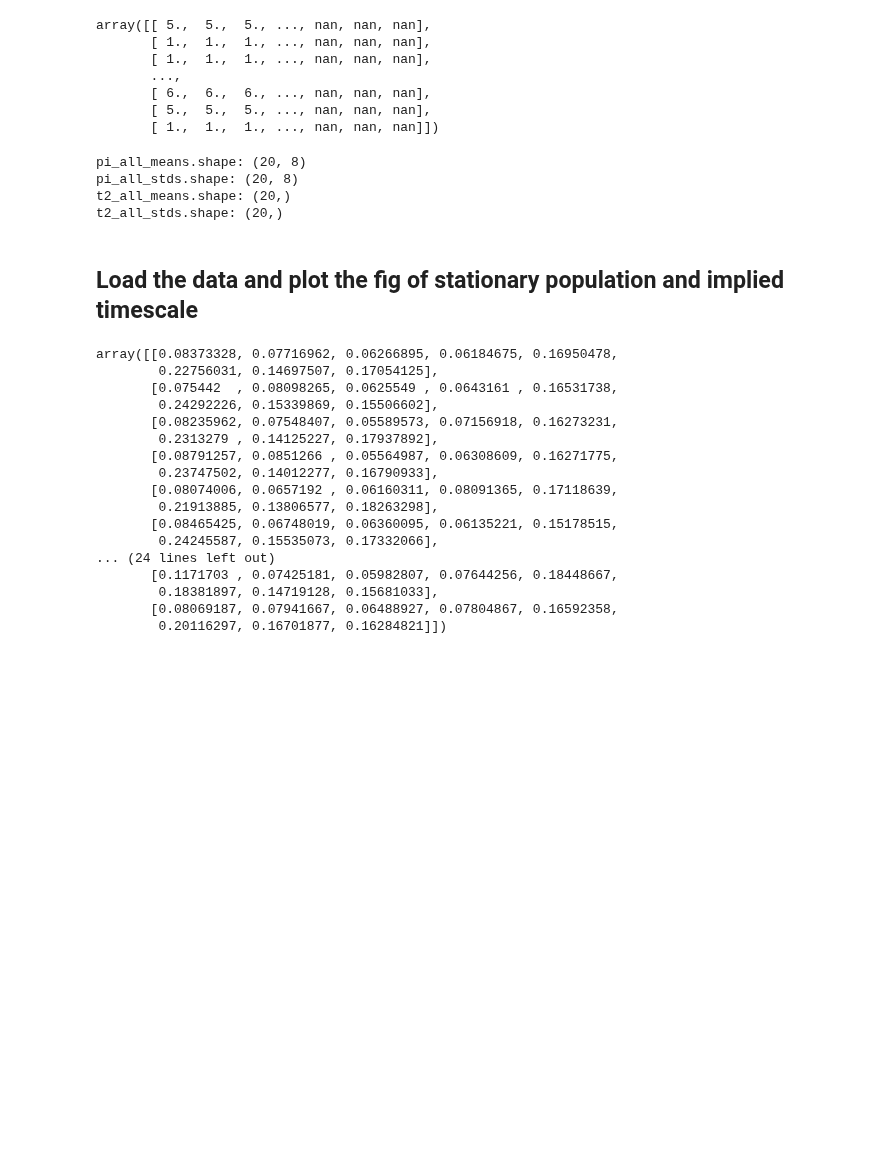
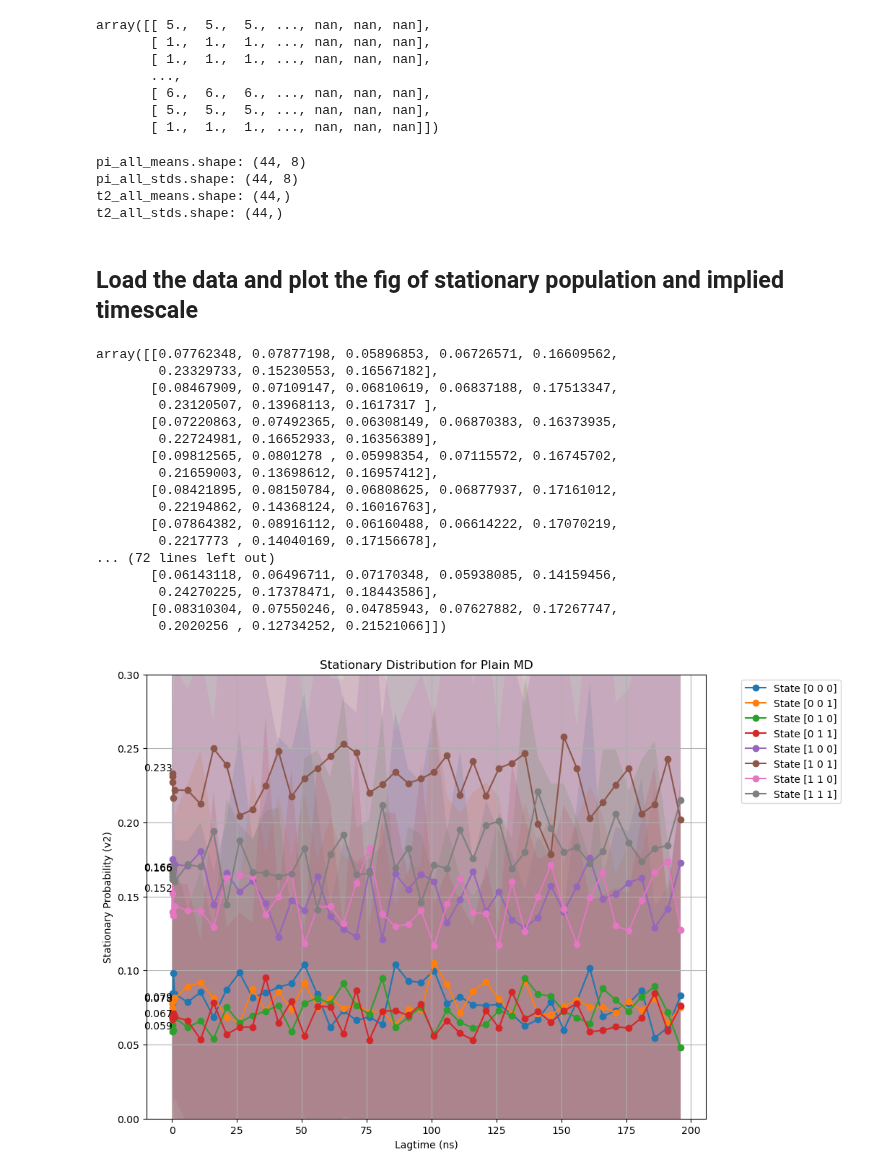
Before and after one commit to starwingc/peptoid_ESM, a Jupyter notebook: Plain_MD/analysis/transition_matrix.ipynb, the cells around one changed output. Cells and saved outputs as stored; diff of their text form; code cells hidden in the pictures; blank space fills up the shorter version.

```diff
--- a/Plain_MD/analysis/transition_matrix.ipynb
+++ b/Plain_MD/analysis/transition_matrix.ipynb
@@ -313,7 +313,8 @@ def process_trajectory(n_trajs, lagtime, num_states, cluster_size):
 n_trajs = traj_indexed
 num_states = 8
 #lagtime = 1
-lagtimes = [5, 10, 25, 50] + list(range(100, 80000, 5000))
+#lagtimes = [5, 10, 25, 50] + list(range(100, 80000, 5000))
+lagtimes = [5, 10, 25, 50] + list(range(100, 20000, 500))
 #lagtimes = [5, 10, 25, 50]
 dt_in_ns = 0.01
 cluster_size = 10
@@ -368,10 +369,10 @@ print("pi_all_stds.shape:", pi_all_stds.shape)    # (n_lagtimes, num_states)
 print("t2_all_means.shape:", t2_all_means.shape)  # (n_lagtimes, num_states)
 print("t2_all_stds.shape:", t2_all_stds.shape)    # (n_lagtimes, num_states)
 # %% [output]
-pi_all_means.shape: (20, 8)
-pi_all_stds.shape: (20, 8)
-t2_all_means.shape: (20,)
-t2_all_stds.shape: (20,)
+pi_all_means.shape: (44, 8)
+pi_all_stds.shape: (44, 8)
+t2_all_means.shape: (44,)
+t2_all_stds.shape: (44,)
 # %%
 # Create an instance of Data with your arrays
 data_instance = Data([pi_all_means, pi_all_uppers, pi_all_lowers, pi_all_stds,
@@ -384,5 +399,5 @@ data_instance.save("autocoorel_data/stationary_distributions.pkl")
 # %%
-omega_loaded = Data.load("autocoorel_data/stationary_distributions.pkl").array_list
+omega_loaded = Data.load("autocoorel_data/stationary_distributions_200ns.pkl").array_list
 pi_all_means = omega_loaded[0]
 pi_all_uppers = omega_loaded[1]
 pi_all_lowers = omega_loaded[2]
@@ -395,20 +410,48 @@ lagtimes_ns = omega_loaded[8]
 
 pi_all_means
 # %% [output]
-array([[0.08373328, 0.07716962, 0.06266895, 0.06184675, 0.16950478,
-        0.22756031, 0.14697507, 0.17054125],
-       [0.075442  , 0.08098265, 0.0625549 , 0.0643161 , 0.16531738,
-        0.24292226, 0.15339869, 0.15506602],
-       [0.08235962, 0.07548407, 0.05589573, 0.07156918, 0.16273231,
-        0.2313279 , 0.14125227, 0.17937892],
-       [0.08791257, 0.0851266 , 0.05564987, 0.06308609, 0.16271775,
-        0.23747502, 0.14012277, 0.16790933],
-       [0.08074006, 0.0657192 , 0.06160311, 0.08091365, 0.17118639,
-        0.21913885, 0.13806577, 0.18263298],
-       [0.08465425, 0.06748019, 0.06360095, 0.06135221, 0.15178515,
-        0.24245587, 0.15535073, 0.17332066],
-... (24 lines left out)
-       [0.1171703 , 0.07425181, 0.05982807, 0.07644256, 0.18448667,
-        0.18381897, 0.14719128, 0.15681033],
-       [0.08069187, 0.07941667, 0.06488927, 0.07804867, 0.16592358,
-        0.20116297, 0.16701877, 0.16284821]])
+array([[0.07762348, 0.07877198, 0.05896853, 0.06726571, 0.16609562,
+        0.23329733, 0.15230553, 0.16567182],
+       [0.08467909, 0.07109147, 0.06810619, 0.06837188, 0.17513347,
+        0.23120507, 0.13968113, 0.1617317 ],
+       [0.07220863, 0.07492365, 0.06308149, 0.06870383, 0.16373935,
+        0.22724981, 0.16652933, 0.16356389],
+       [0.09812565, 0.0801278 , 0.05998354, 0.07115572, 0.16745702,
+        0.21659003, 0.13698612, 0.16957412],
+       [0.08421895, 0.08150784, 0.06808625, 0.06877937, 0.17161012,
+        0.22194862, 0.14368124, 0.16016763],
+       [0.07864382, 0.08916112, 0.06160488, 0.06614222, 0.17070219,
+        0.2217773 , 0.14040169, 0.17156678],
+... (72 lines left out)
+       [0.06143118, 0.06496711, 0.07170348, 0.05938085, 0.14159456,
+        0.24270225, 0.17378471, 0.18443586],
+       [0.08310304, 0.07550246, 0.04785943, 0.07627882, 0.17267747,
+        0.2020256 , 0.12734252, 0.21521066]])
+# %%
+plt.figure(figsize=(10, 8))
+state_to_plot = range(8)  # Fix: Select states 0 to 7
+
+# Loop through selected states and plot each separately
+for i, state in enumerate(state_to_plot):
+    plt.plot(lagtimes_ns, pi_all_means[:, i], '-o', label=f'State {index_to_state(state)}')
+
+    # Add shaded region for standard deviation
+    plt.fill_between(lagtimes_ns,
+                     pi_all_means[:, i] + pi_all_stds[:, i],  # Upper bound
+                     pi_all_means[:, i] - pi_all_stds[:, i],  # Lower bound
+                     alpha=0.2)
+
+    # Annotate the first point with its value
+    first_x = lagtimes_ns[0]
+    first_y = pi_all_means[0, i]
+    plt.text(first_x, first_y, f"{first_y:.3f}", fontsize=10, ha='right', va='bottom')
+
+plt.xlabel('Lagtime (ns)')
+plt.ylabel('Stationary Probability (v2)')
+plt.title('Stationary Distribution for Plain MD')
+plt.legend(loc='upper right', bbox_to_anchor=(1.25, 1))
+plt.ylim(0, 0.3)
+plt.grid(True)
+plt.show()
+# %% [output]
+[figure, added]
```
Also changed, not shown: parts of 6 cells of this notebook.
